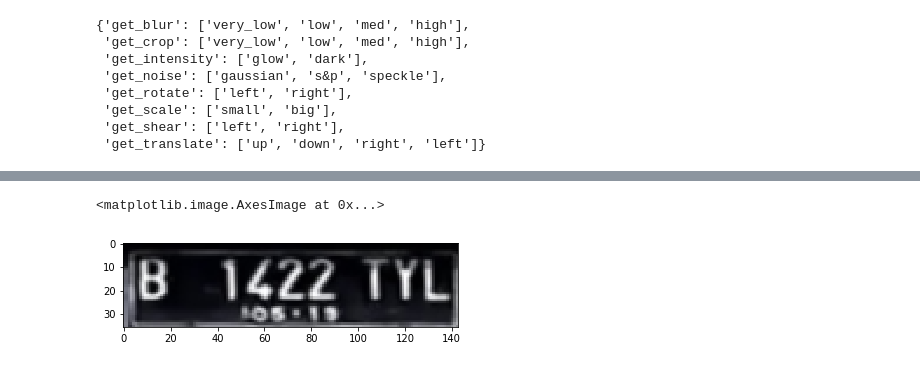
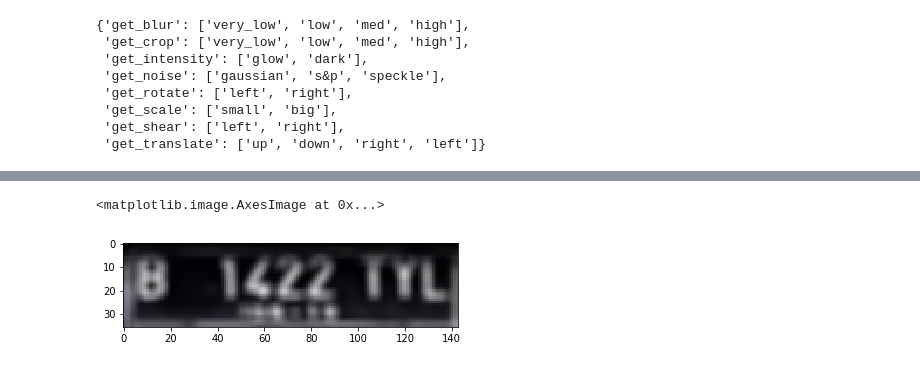
Before and after one commit to bayu-aditya/Nodeflux_Internship_Project, a Jupyter notebook: 1.Image_Augmentation/main_image_augmented.ipynb, the cells around one changed output, grey strips where cells are left out. Saved outputs shown, nothing was run; the diff lists cells and outputs as text; code cells hidden in the pictures.

```diff
--- a/1.Image_Augmentation/main_image_augmented.ipynb
+++ b/1.Image_Augmentation/main_image_augmented.ipynb
@@ -51,7 +51,7 @@ class_augmented.view_result()
 # %%
 result_aug = class_augmented.get_result()
 # %%
-plt.imshow(result_aug['get_blur']['very_low'])
+plt.imshow(result_aug['get_blur']['high'])
 # %% [output]
 <matplotlib.image.AxesImage at 0x...>
-[figure, old version]
+[figure, new version]
```
Also changed, not shown: parts of 1 cell of this notebook, 3 other files.
